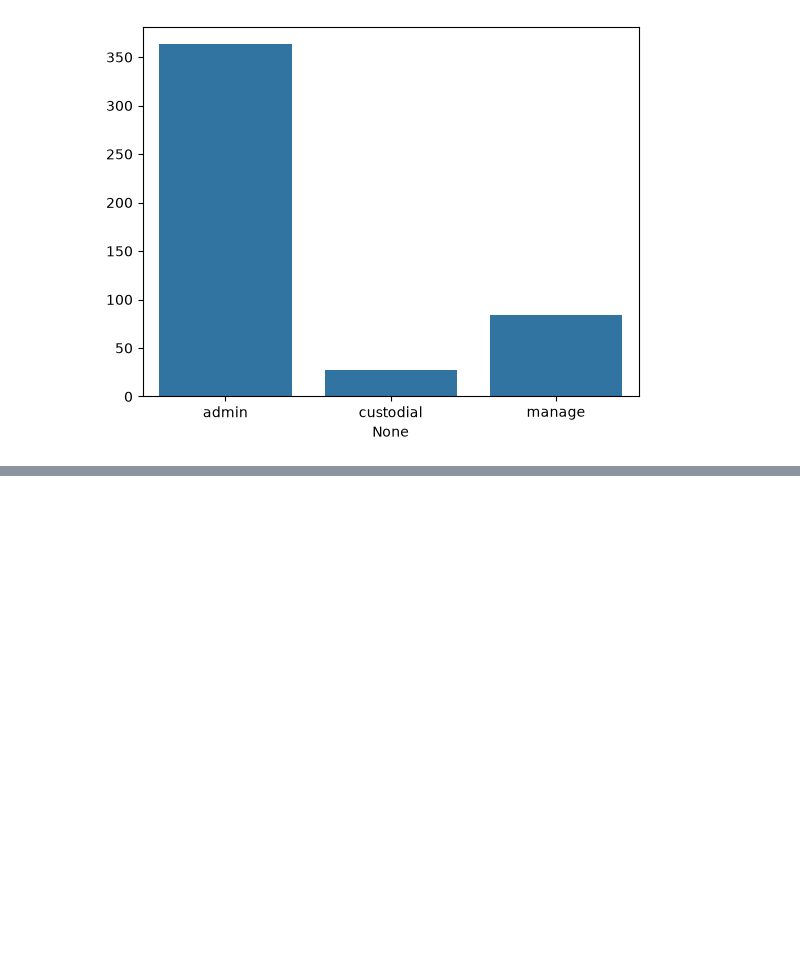
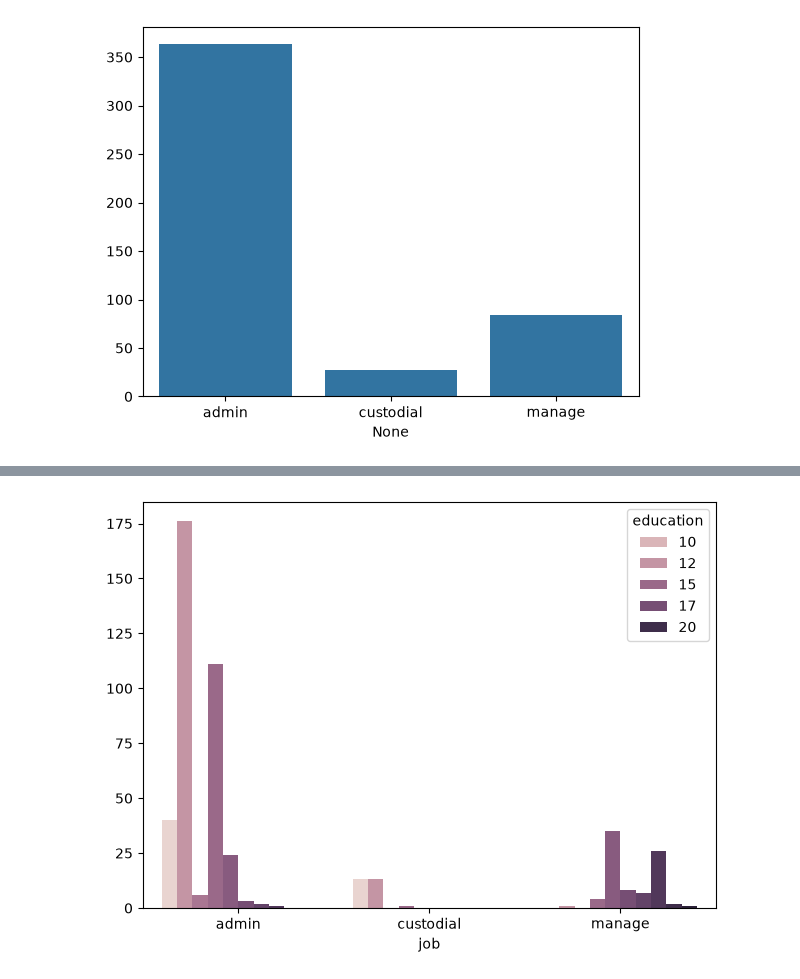
Before and after one commit to MagarVivek009/Exploratory-Data-Analysis-EDA-, a Jupyter notebook: bankwages.ipynb, the cells around one changed output, grey strips where cells are left out. Drawn from its saved outputs; the diff is of its cells as text; code cells hidden in the pictures; blank space fills up the shorter version.

```diff
--- a/bankwages.ipynb
+++ b/bankwages.ipynb
@@ -131,0 +167,11 @@ sns.barplot(x=df_grouped2.index,y=df_grouped2['count'].values)
+# %%
+#sns.barplot(x=df['job'],y=df['job'].count() ,hue=df['gender'])
+bars = sns.barplot(x=df_grouped.index.get_level_values(0),y=df_grouped['count'].values,
+            estimator='sum',
+            hue=df_grouped.index.get_level_values(1),
+            errorbar=None,
+            width = 0.8)
+
+#plt.tight_layout()
+# %% [output]
+[figure, added]
```
Also changed, not shown: parts of 8 cells of this notebook.
